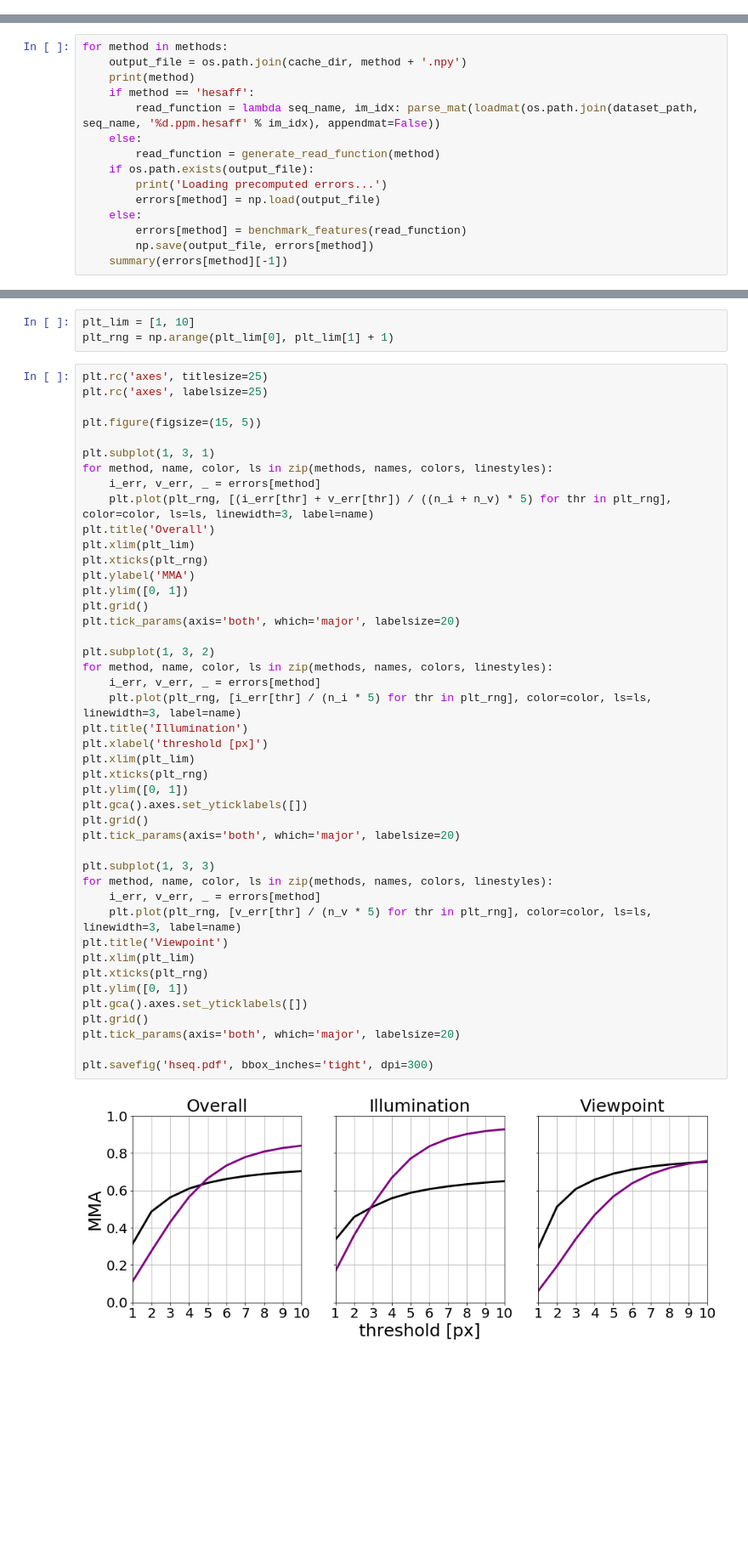
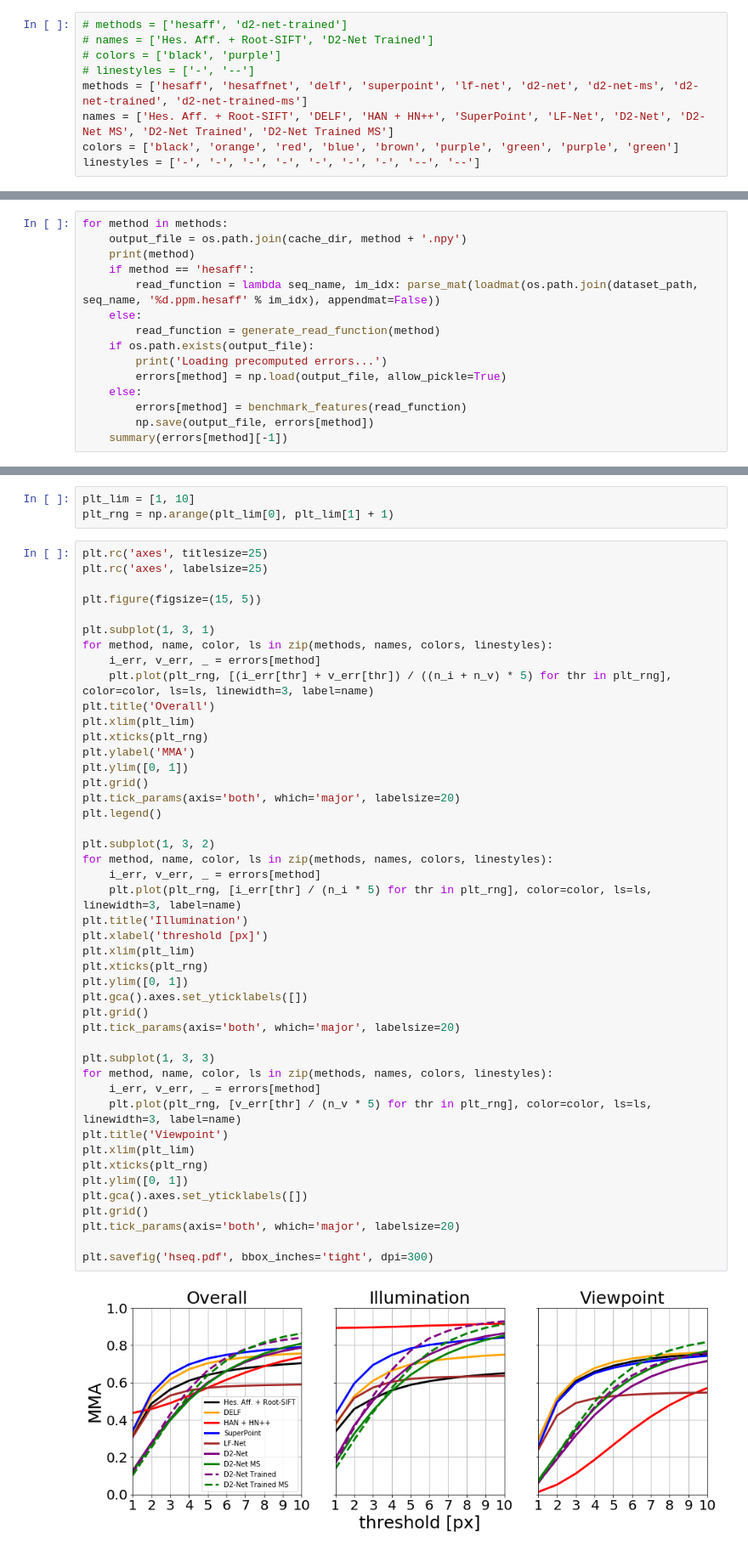
Before and after one commit to mihaidusmanu/d2-net, a Jupyter notebook: hpatches_sequences/HPatches-Sequences-Matching-Benchmark.ipynb, the cells around one changed output, grey strips where cells are left out. Shown: that part at 85% size. Saved outputs shown, nothing was run; the diff lists cells and outputs as text; blank space fills up the shorter version.

```diff
--- a/hpatches_sequences/HPatches-Sequences-Matching-Benchmark.ipynb
+++ b/hpatches_sequences/HPatches-Sequences-Matching-Benchmark.ipynb
@@ -25,3 +20,12 @@ linestyles = ['-', '-']
+# %%
+# methods = ['hesaff', 'd2-net-trained']
+# names = ['Hes. Aff. + Root-SIFT', 'D2-Net Trained']
+# colors = ['black', 'purple']
+# linestyles = ['-', '--']
+methods = ['hesaff', 'hesaffnet', 'delf', 'superpoint', 'lf-net', 'd2-net', 'd2-net-ms', 'd2-net-trained', 'd2-net-trained-ms']
+names = ['Hes. Aff. + Root-SIFT', 'DELF', 'HAN + HN++', 'SuperPoint', 'LF-Net', 'D2-Net', 'D2-Net MS', 'D2-Net Trained', 'D2-Net Trained MS']
+colors = ['black', 'orange', 'red', 'blue', 'brown', 'purple', 'green', 'purple', 'green']
+linestyles = ['-', '-', '-', '-', '-', '-', '-', '--', '--']
 # %%
 n_i = 52
 n_v = 56
@@ -131,7 +135,7 @@ for method in methods:
         read_function = generate_read_function(method)
     if os.path.exists(output_file):
         print('Loading precomputed errors...')
-        errors[method] = np.load(output_file)
+        errors[method] = np.load(output_file, allow_pickle=True)
     else:
         errors[method] = benchmark_features(read_function)
         np.save(output_file, errors[method])
@@ -167,32 +180,33 @@ plt.ylabel('MMA')
 plt.ylim([0, 1])
 plt.grid()
 plt.tick_params(axis='both', which='major', labelsize=20)
+plt.legend()
 
 plt.subplot(1, 3, 2)
 for method, name, color, ls in zip(methods, names, colors, linestyles):
     i_err, v_err, _ = errors[method]
     plt.plot(plt_rng, [i_err[thr] / (n_i * 5) for thr in plt_rng], color=color, ls=ls, linewidth=3, label=name)
 plt.title('Illumination')
 plt.xlabel('threshold [px]')
 plt.xlim(plt_lim)
 plt.xticks(plt_rng)
 plt.ylim([0, 1])
 plt.gca().axes.set_yticklabels([])
 plt.grid()
 plt.tick_params(axis='both', which='major', labelsize=20)
 
 plt.subplot(1, 3, 3)
 for method, name, color, ls in zip(methods, names, colors, linestyles):
     i_err, v_err, _ = errors[method]
     plt.plot(plt_rng, [v_err[thr] / (n_v * 5) for thr in plt_rng], color=color, ls=ls, linewidth=3, label=name)
 plt.title('Viewpoint')
 plt.xlim(plt_lim)
 plt.xticks(plt_rng)
 plt.ylim([0, 1])
 plt.gca().axes.set_yticklabels([])
 plt.grid()
 plt.tick_params(axis='both', which='major', labelsize=20)
 
 plt.savefig('hseq.pdf', bbox_inches='tight', dpi=300)
 # %% [output]
-[figure, old version]
+[figure, new version]
```
Also changed, not shown: parts of 3 cells of this notebook, 2 other files.
